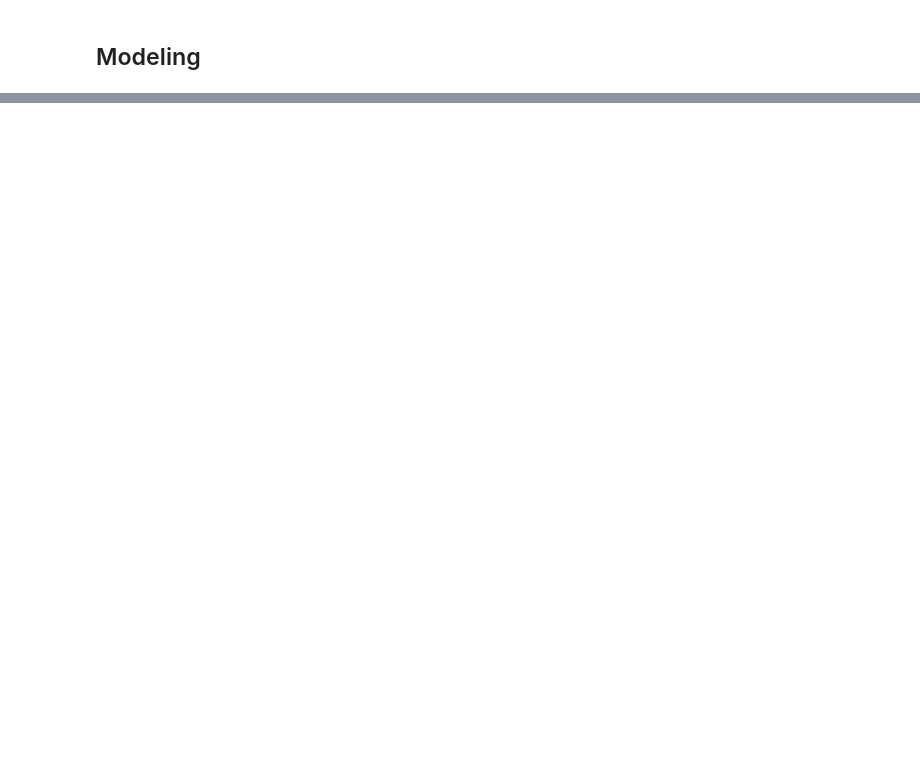
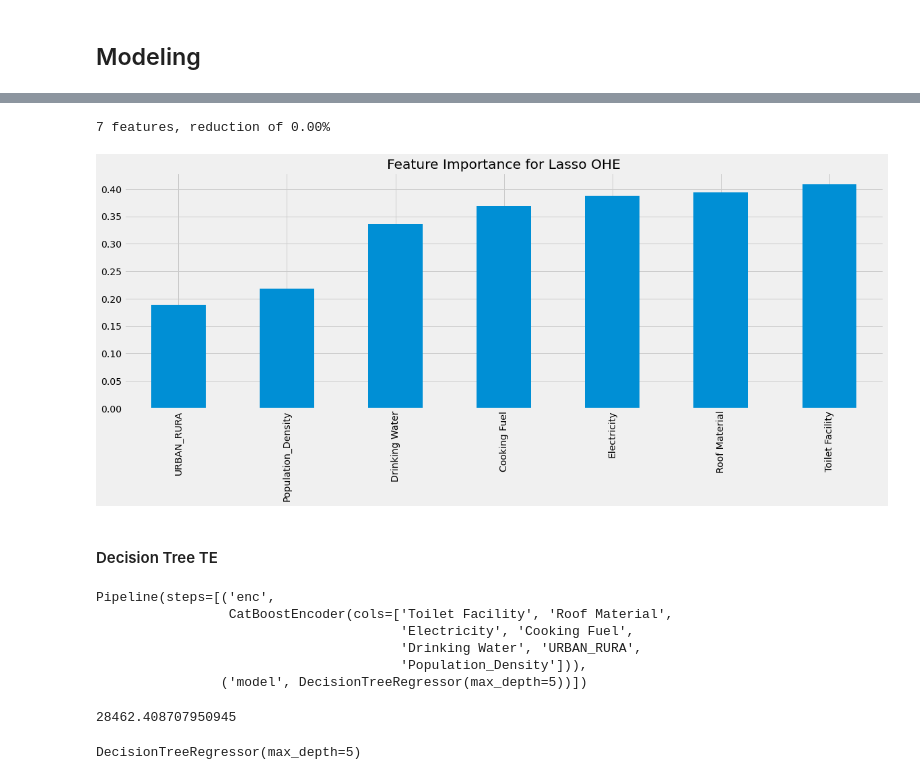
Before and after one commit to cmougan/WRI_WellBeing_Data_Layer, a Jupyter notebook: dssg/carlos/EDA_DHS.ipynb, the cells around one changed output, grey strips where cells are left out. Cells and saved outputs as stored; diff of their text form; code cells hidden in the pictures; blank space fills up the shorter version.

```diff
--- a/dssg/carlos/EDA_DHS.ipynb
+++ b/dssg/carlos/EDA_DHS.ipynb
@@ -31,0 +141,7 @@ scaler.fit_transform(df)
+# %%
+model = Lasso()
+enc = CatBoostEncoder()
+
+pipe = Pipeline([('enc',enc), ('model',model)])
+
+pipe.fit(X_tr,y_tr)
@@ -31,0 +152,11 @@ scaler.fit_transform(df)
+# %%
+plot_feature_importance(
+    pipe[:-1].transform(X_tr).columns,
+    np.array(pipe.named_steps["model"].coef_.squeeze()),
+    20,model_name='Lasso OHE'
+)
+# %% [output]
+7 features, reduction of 0.00%
+[figure, added]
+# %% [markdown]
+#### Decision Tree TE
@@ -31,0 +165,22 @@ scaler.fit_transform(df)
+# %%
+model = DecisionTreeRegressor(max_depth=5)
+enc = CatBoostEncoder()
+
+pipe = Pipeline([('enc',enc), ('model',model)])
+
+pipe.fit(X_tr,y_tr)
+# %% [output]
+Pipeline(steps=[('enc',
+                 CatBoostEncoder(cols=['Toilet Facility', 'Roof Material',
+                                       'Electricity', 'Cooking Fuel',
+                                       'Drinking Water', 'URBAN_RURA',
+                                       'Population_Density'])),
+                ('model', DecisionTreeRegressor(max_depth=5))])
+# %%
+mean_absolute_error(pipe.predict(X_te),y_te)
+# %% [output]
+28462.408707950945
+# %%
+pipe.named_steps["model"]
+# %% [output]
+DecisionTreeRegressor(max_depth=5)
```
Also changed, not shown: parts of 22 cells of this notebook.
